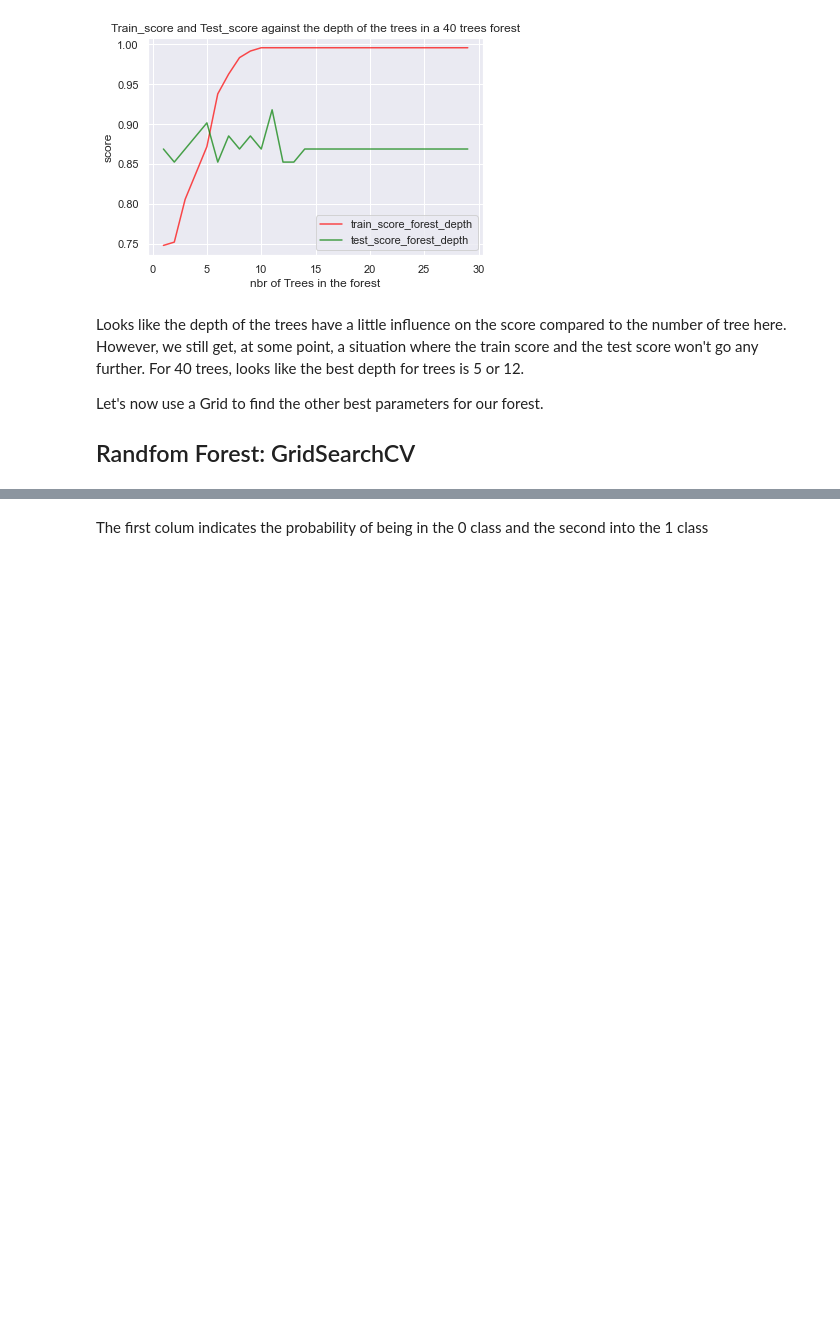
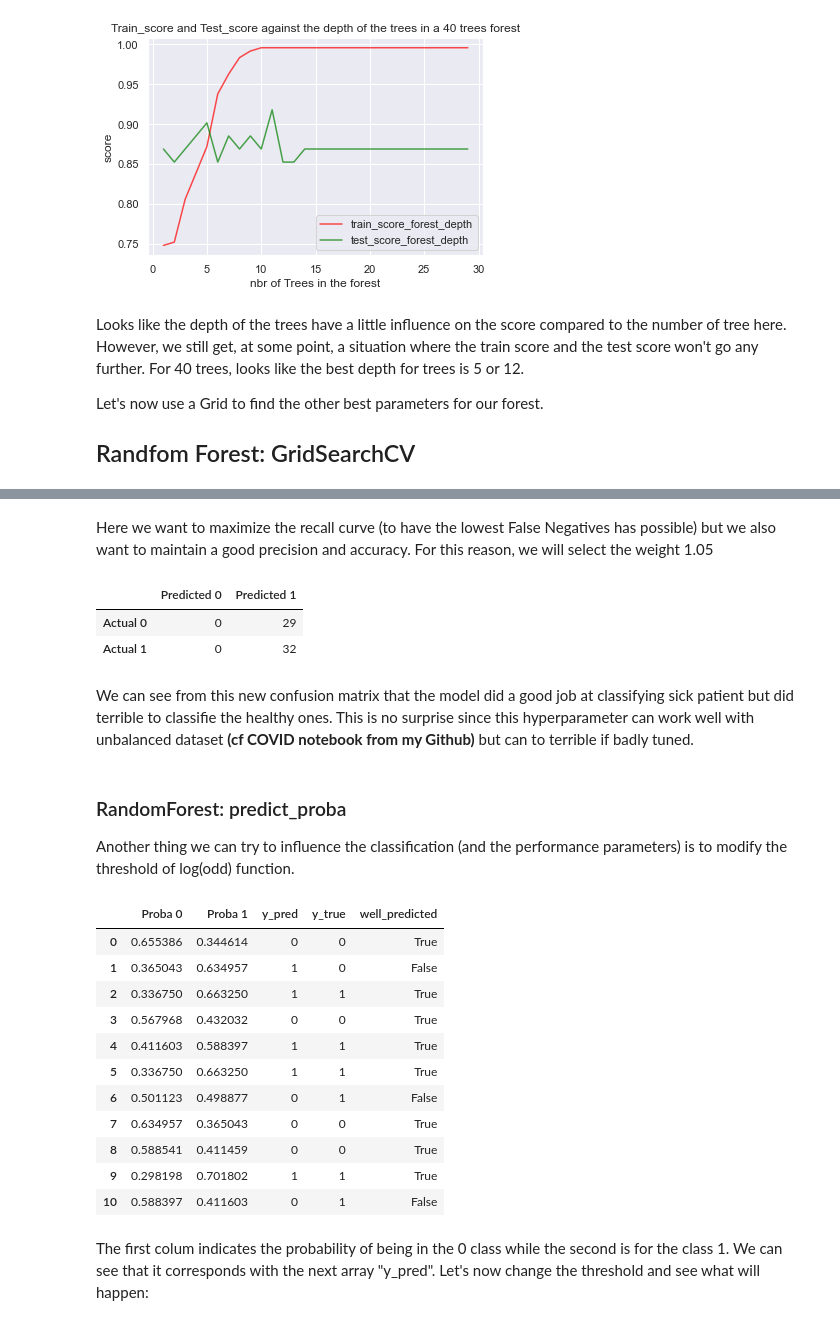
Before and after one commit to TrefleEncornet2/PortFolio, a Jupyter notebook: From Tree Classifier to Random Forest.ipynb, the cells around one changed output, grey strips where cells are left out. Drawn from its saved outputs; the diff is of its cells as text; code cells hidden in the pictures; blank space fills up the shorter version.

```diff
--- a/From Tree Classifier to Random Forest.ipynb
+++ b/From Tree Classifier to Random Forest.ipynb
@@ -413,0 +529,2 @@ print('False positive is : ' +str(False_negative) + " out of the "+ str(total[0]
+# %% [markdown]
+Here we want to maximize the recall curve (to have the lowest False Negatives has possible) but we also want to maintain a good precision and accuracy. For this reason, we will select the weight 1.05
@@ -414,5 +534,39 @@ print('False positive is : ' +str(False_negative) + " out of the "+ str(total[0]
+# %%
+y_pred = rfc_fitted.predict(X_test)
+matrix = confusion_matrix(y_true, y_pred)
+cm_df = pd.DataFrame(matrix)
+cm_df.columns = ['Predicted 0', 'Predicted 1']
+cm_df = cm_df.rename(index={0:'Actual 0',1:'Actual 1'})
+cm_df
+# %% [output]
+|  | Predicted 0 | Predicted 1 |
+| Actual 0 | 0 | 29 |
+| Actual 1 | 0 | 32 |
+# %% [markdown]
+We can see from this new confusion matrix that the model did a good job at classifying sick patient but did terrible to classifie the healthy ones. This is no surprise since this hyperparameter can work well with unbalanced dataset **(cf COVID notebook from my Github)** but can to terrible if badly tuned.
+# %% [markdown]
+### RandomForest: predict_proba
+Another thing we can try to influence the classification (and the performance parameters) is to modify the threshold of log(odd) function.
 # %%
-#We can look at the predicted probabilities for the first 10 observations
-print(results_log.predict_proba(X_test)[0:10])
+#We can look at the predicted probabilities for the first 11 observations:
+df_pred = pd.DataFrame(results_log.predict_proba(X_test)[0:11])
+df_pred.columns = ['Proba 0', 'Proba 1']
+df_pred['y_pred'] = results_log.predict(X_test)[0:11]
+df_pred['y_true'] = y_test.values[0:11]
+df_pred['well_predicted'] = df_pred['y_pred'] == df_pred['y_true']
+df_pred
+# %% [output]
+|  | Proba 0 | Proba 1 | y_pred | y_true | well_predicted |
+| 0 | 0.655386 | 0.344614 | 0 | 0 | True |
+| 1 | 0.365043 | 0.634957 | 1 | 0 | False |
+| 2 | 0.336750 | 0.663250 | 1 | 1 | True |
+| 3 | 0.567968 | 0.432032 | 0 | 0 | True |
+| 4 | 0.411603 | 0.588397 | 1 | 1 | True |
+| 5 | 0.336750 | 0.663250 | 1 | 1 | True |
+| 6 | 0.501123 | 0.498877 | 0 | 1 | False |
+| 7 | 0.634957 | 0.365043 | 0 | 0 | True |
+| 8 | 0.588541 | 0.411459 | 0 | 0 | True |
+| 9 | 0.298198 | 0.701802 | 1 | 1 | True |
+| 10 | 0.588397 | 0.411603 | 0 | 1 | False |
 # %% [markdown]
-The first colum indicates the probability of being in the 0 class and the second into the 1 class
+The first colum indicates the probability of being in the 0 class while the second is for the class 1. We can see that it corresponds with the next array "y_pred". Let's now change the threshold and see what will happen:
```
Also changed, not shown: parts of 24 cells of this notebook.
